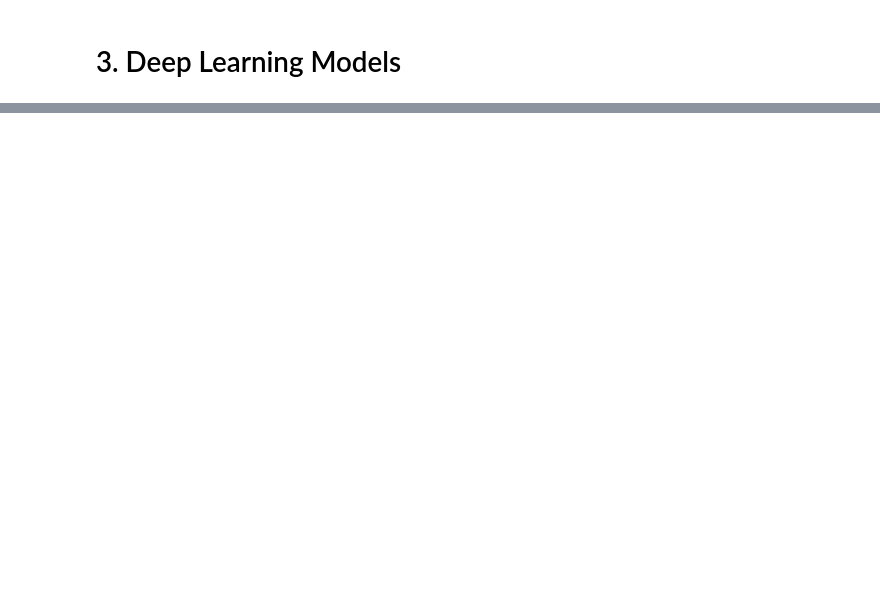
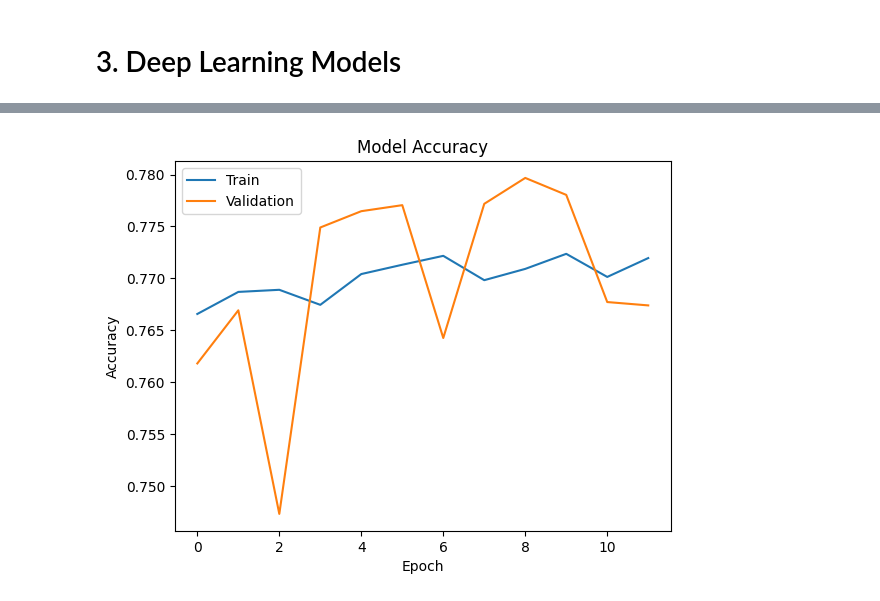
Before and after one commit to reneebrecht/Forest_Cover_Classification, a Jupyter notebook: CoverType-classification.ipynb, the cells around one changed output, grey strips where cells are left out. Cells and saved outputs as stored; diff of their text form; code cells hidden in the pictures; blank space fills up the shorter version.

Commit message:
model training, validation and results interpretation

```diff
--- a/CoverType-classification.ipynb
+++ b/CoverType-classification.ipynb
@@ -153,4 +91,4 @@ X = df.drop("class", axis=1)  # Features: Remove the target column
 y = df["class"]  # Target labels
 # %%
 # Replace 'features' and 'labels' with your actual feature and label arrays/dataframes
-X_train, X_val, y_train, y_val = train_test_split(X, y, test_size=0.2, random_state=42)
+X_train, X_test, y_train, y_test = train_test_split(X, y, test_size=0.2, random_state=42)
@@ -311,0 +201,6 @@ plot_model(model, to_file='model_visualization.png', show_shapes=True, show_laye
+# %%
+num_features = 54
+model = build_model(num_features)
+
+# Print the summary to visualize the model architecture
+model.summary()
@@ -311,0 +223,12 @@ plot_model(model, to_file='model_visualization.png', show_shapes=True, show_laye
+# %%
+# Train the model
+
+num_epochs = 100
+batch_size = 1024
+
+history = model.fit(X_train, y_train, epochs=num_epochs, batch_size=batch_size, validation_split=0.1, verbose=1)
+
+# Evaluate the model on test data
+score = model.evaluate(X_test, y_test, verbose=0)
+print(f'Test loss: {score[0]}')
+print(f'Test accuracy: {score[1]}')
@@ -311,0 +253,77 @@ plot_model(model, to_file='model_visualization.png', show_shapes=True, show_laye
+# %%
+
+def plot_history(history, param):
+    """
+    Shows how the model performs (in terms of accuracy and loss) over several epochs.
+    """
+    if param == 'acc':
+        plt.plot(history.history['accuracy'])
+        plt.plot(history.history['val_accuracy'])
+        plt.title('Model Accuracy')
+        plt.ylabel('Accuracy')
+        plt.xlabel('Epoch')
+        plt.legend(['Train', 'Validation'], loc='upper left')
+        plt.show()
+    elif param == 'loss':
+        plt.plot(history.history['loss'])
+        plt.plot(history.history['val_loss'])
+        plt.title('Model Loss')
+        plt.ylabel('Loss')
+        plt.xlabel('Epoch')
+        plt.legend(['Train', 'Validation'], loc='upper right')
+        plt.show()
+
+def plot_heatmap(class_names, y_pred, y_test):
+    """
+    Function to compute a Confusion Matrix and plot a heatmap based on the matrix.
+    input: class names, y-predicted, y-test (ground-truth)
+    output: a PNG file of the heatmap.
+    """
+    cm = confusion_matrix(y_test, y_pred)
+    fig, ax = plt.subplots(figsize=(15, 15))
+    heatmap = sns.heatmap(cm, fmt='g', cmap='Blues', annot=True, ax=ax)
+    ax.set_xlabel('Predicted class')
+    ax.set_ylabel('True class')
+    ax.set_title('Confusion Matrix')
+    ax.xaxis.set_ticklabels(class_names)
+    ax.yaxis.set_ticklabels(class_names)
+    # Save the heatmap to file
+    heatmapfig = heatmap.get_figure()
+    heatmapfig.savefig('confusion_matrix.png')
+
+# Define hyperparameters
+num_epochs = 100
+batch_size = 1024
+
+# Early stopping callback
+earlystop_callback = EarlyStopping(monitor='val_accuracy', min_delta=0.0001, patience=3)
+
+# Train the model
+history = model.fit(X_train,
+                    y_train,
+                    epochs=num_epochs,
+                    batch_size=batch_size,
+                    callbacks=[earlystop_callback],
+                    validation_split=0.1,
+                    verbose=1)
+
+# Plot training history
+plot_history(history, 'acc')
+plot_history(history, 'loss')
+
+# Evaluate the model on test data
+score = model.evaluate(X_test, y_test, verbose=0)
+print(f'Test loss: {score[0]}')
+print(f'Test accuracy: {score[1]}')
+
+# Make predictions on test data
+y_pred = model.predict(X_test)
+y_pred_classes = np.argmax(y_pred, axis=1)
+
+# Evaluate classification performance
+class_names = ['Spruce/Fir', 'Lodgepole Pine', 'Ponderosa Pine', 'Cottonwood/Willow', 'Aspen', 'Douglas-fir', 'Krummholz']
+print(classification_report(y_test, y_pred_classes, target_names=class_names))
+
+# Plot confusion matrix
+plot_heatmap(class_names, y_pred_classes, y_test)
+# %% [output]
@@ -311,0 +347 @@ plot_model(model, to_file='model_visualization.png', show_shapes=True, show_laye
+[figure, added]
```
Also changed, not shown: parts of 20 cells of this notebook, 1 other file.
